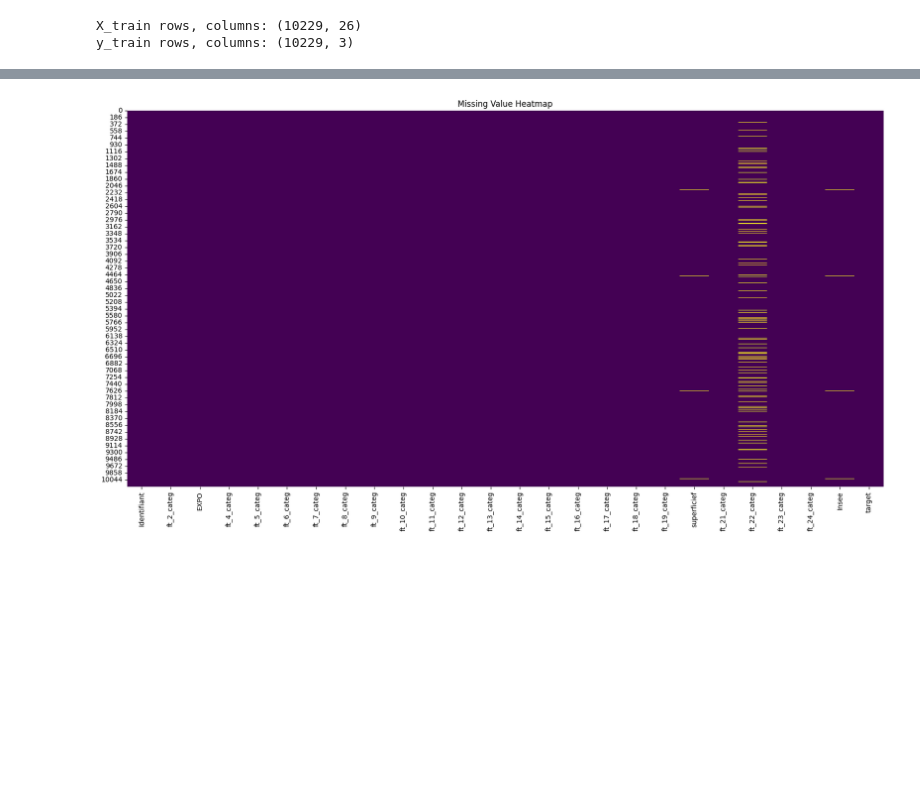
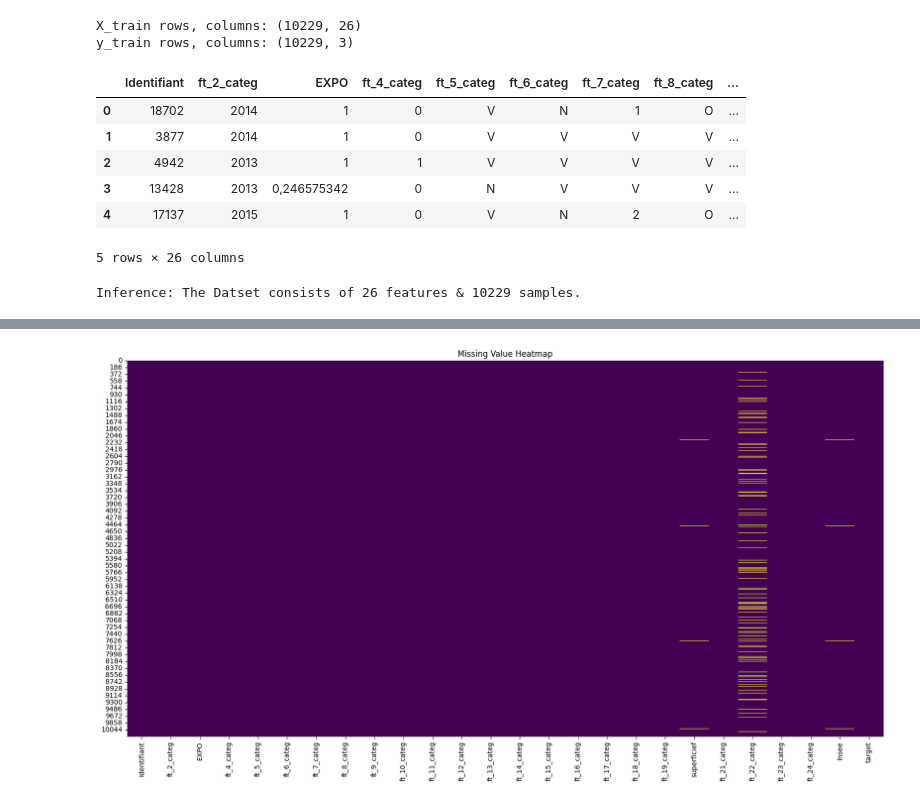
Before and after one commit to MouadBouaicha/Building-Claim-Prediction, a Jupyter notebook: main.ipynb, the cells around one changed output, grey strips where cells are left out. Saved outputs shown, nothing was run; the diff lists cells and outputs as text; code cells hidden in the pictures; blank space fills up the shorter version.

```diff
--- a/main.ipynb
+++ b/main.ipynb
@@ -25,0 +30,13 @@ merged_df.to_csv('merged_data.csv', index=False)
+# %%
+original_df = df.copy(deep=True)
+display(df.head())
+print('\n\033[1mInference:\033[0m The Dataset consists of {} features & {} samples.'.format(df.shape[1], df.shape[0]))
+# %% [output]
+|  | Identifiant | ft_2_categ | EXPO | ft_4_categ | ft_5_categ | ft_6_categ | ft_7_categ | ft_8_categ | ... |
+| 0 | 18702 | 2014 | 1 | 0 | V | N | 1 | O | ... |
+| 1 | 3877 | 2014 | 1 | 0 | V | V | V | V | ... |
+| 2 | 4942 | 2013 | 1 | 1 | V | V | V | V | ... |
+| 3 | 13428 | 2013 | 0,246575342 | 0 | N | V | V | V | ... |
+| 4 | 17137 | 2015 | 1 | 0 | V | N | 2 | O | ... |
+5 rows × 26 columns
+Inference: The Datset consists of 26 features & 10229 samples.
```
Also changed, not shown: parts of 10 cells of this notebook.
